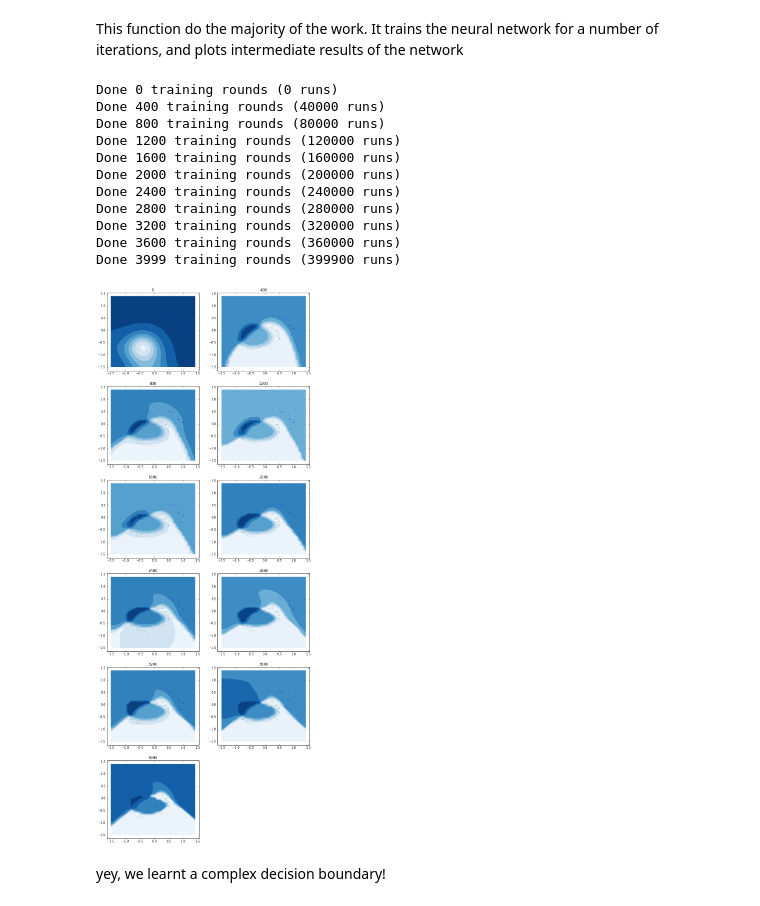
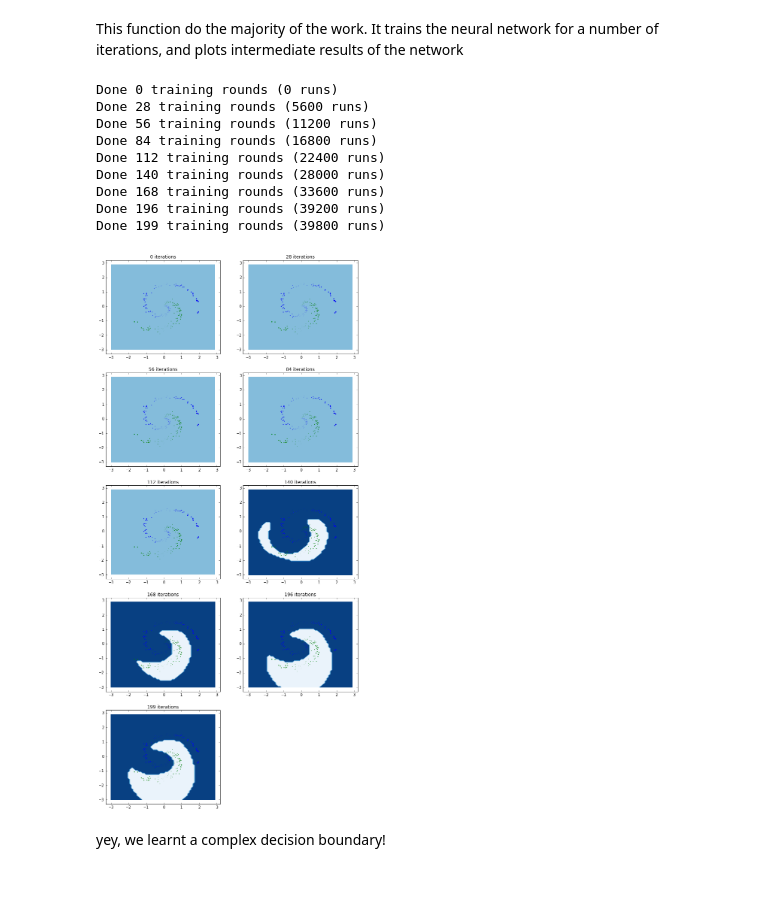
Before and after one commit to okopac/pynet, a Jupyter notebook: gatebased/LayerNNExample.ipynb, the cells around one changed output. Saved outputs shown, nothing was run; the diff lists cells and outputs as text; code cells hidden in the pictures.

Commit message:
fix the layer NN example

```diff
--- a/gatebased/LayerNNExample.ipynb
+++ b/gatebased/LayerNNExample.ipynb
@@ -10,15 +9,15 @@ logging.basicConfig(level=logging.WARN)
 # %% [markdown]
 Lets use the spiral dataset to demonstrate the neural network.
 # %%
-N = 50 # number of points per class
+N = 100 # number of points per class
 D = 2 # dimensionality
 K = 2 # number of classes
 X = np.zeros((N*K,D)) # data matrix (each row = single example)
 y = np.zeros(N*K, dtype='uint8') # class labels
 for j in range(K):
   ix = range(N*j,N*(j+1))
-  r = np.linspace(0.0,1,N) # radius
-  t = np.linspace(j*4,(j+1)*4,N) + np.random.randn(N)*0.2 # theta
+  r = np.linspace(0.0,2,N) # radius
+  t = np.linspace(j*1,(j+1)*4,N) + np.random.randn(N)*0.2 # theta
   X[ix] = np.c_[r*np.sin(t), r*np.cos(t)]
   y[ix] = j
 
@@ -38,6 +37,7 @@ labels = [1 if x else -1 for x in y]
 This function do the majority of the work. It trains the neural network for a number of iterations, and plots intermediate results of the network
 # %%
 def train_model(model, data, labels, niter=400, nplots=6):
+    grads, vals = [], []
     colors = ['blue' if x == 1 else 'green' for x in labels]
 
     def eval_model(data, labels, model):
@@ -52,8 +52,8 @@ def train_model(model, data, labels, niter=400, nplots=6):
     for i in range(niter):
         # Train on all the data in this iteration
         for d, l in zip(data, labels):
-            model.train(d, l)
-
+            if random.random() > 0.5:
+                model.train(d, l)
 
         if i % plot_freq == 0 or i == niter - 1:
             print("Done %d training rounds (%i runs)" % (i, i * len(labels)))
@@ -63,8 +63,8 @@ def train_model(model, data, labels, niter=400, nplots=6):
             pn += 1
 
             # Also plot a background mesh for the NN decision boundary
-            x_min, y_min = -1.5, -1.5
-            x_max, y_max = 1.5, 1.5
+            x_min, y_min = -3, -3
+            x_max, y_max = 3, 3
             h = 0.1
             xx, yy = np.meshgrid(np.arange(x_min, x_max, h),
                              np.arange(y_min, y_max, h))
@@ -74,23 +74,23 @@ def train_model(model, data, labels, niter=400, nplots=6):
             ax.contourf(xx, yy, Z, cmap='Blues')
 
             ax.scatter(*data.T, color=colors)
-            ax.set_title("%d" % i)
+            ax.set_title("%d iterations" % i)
     fig.show()
 # %%
-model = LayerNetwork(4, layers=[8, 2, 2], ActivationGate=TanHGate, step_size = 0.03, regularisation=False)
-train_model(model, data, labels, niter=4000, nplots=10)
+model = LayerNetwork(4, layers=[8, 2, 2], ActivationGate=TanHGate)
+model.step_size = 0.03
+model.regularisation = False
+train_model(model, data, labels, niter=200, nplots=7)
 # %% [output]
 Done 0 training rounds (0 runs)
-Done 400 training rounds (40000 runs)
-Done 800 training rounds (80000 runs)
-Done 1200 training rounds (120000 runs)
-Done 1600 training rounds (160000 runs)
-Done 2000 training rounds (200000 runs)
-Done 2400 training rounds (240000 runs)
-Done 2800 training rounds (280000 runs)
-Done 3200 training rounds (320000 runs)
-Done 3600 training rounds (360000 runs)
-Done 3999 training rounds (399900 runs)
+Done 28 training rounds (5600 runs)
+Done 56 training rounds (11200 runs)
+Done 84 training rounds (16800 runs)
+Done 112 training rounds (22400 runs)
+Done 140 training rounds (28000 runs)
+Done 168 training rounds (33600 runs)
+Done 196 training rounds (39200 runs)
+Done 199 training rounds (39800 runs)
-[figure, old version]
+[figure, new version]
 # %% [markdown]
 yey, we learnt a complex decision boundary!
```
Also changed, not shown: parts of 2 cells of this notebook, 1 other file.
